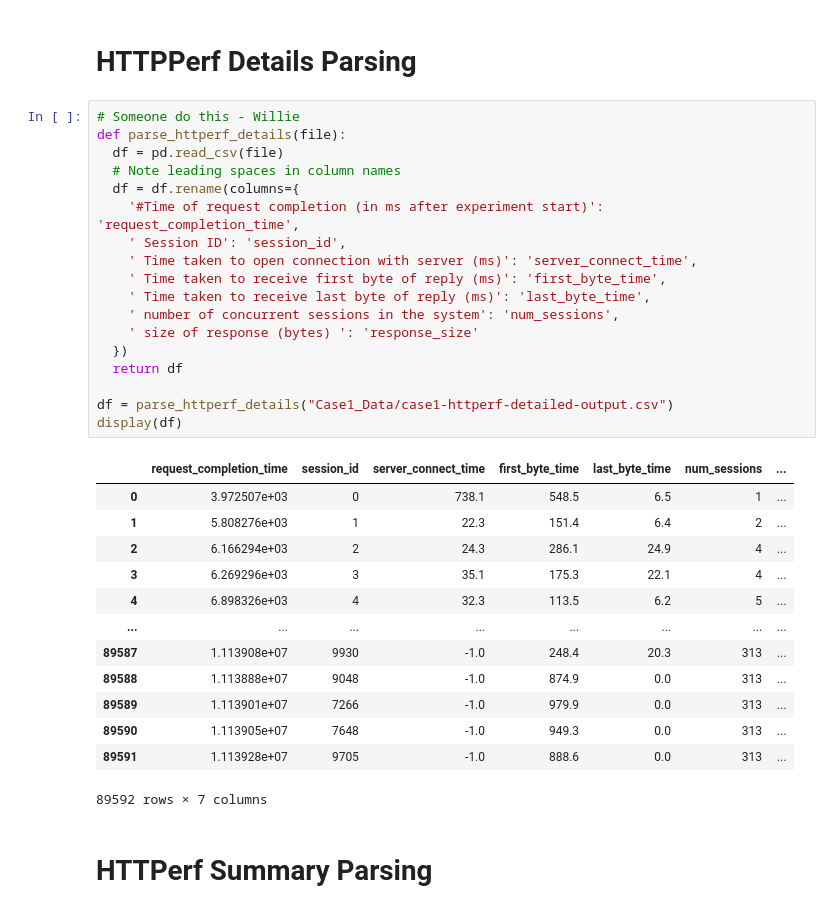
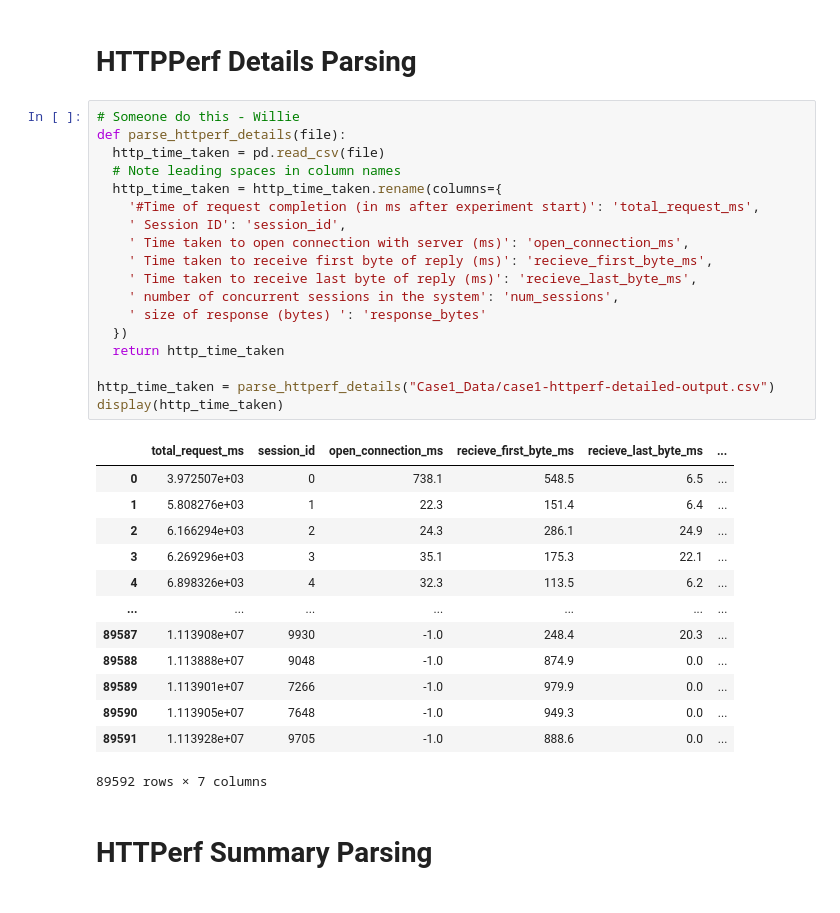
Before and after one commit to Kakkarrot/Big-Data-Energy-2.0, a Jupyter notebook: imp.ipynb, the cells around one changed output. Cells and saved outputs as stored; diff of their text form.

Commit message:
completed parsing of http files

```diff
--- a/imp.ipynb
+++ b/imp.ipynb
@@ -50,34 +50,34 @@ print(df.head(5))
 # %%
 # Someone do this - Willie
 def parse_httperf_details(file):
-  df = pd.read_csv(file)
+  http_time_taken = pd.read_csv(file)
   # Note leading spaces in column names
-  df = df.rename(columns={
-    '#Time of request completion (in ms after experiment start)': 'request_completion_time',
+  http_time_taken = http_time_taken.rename(columns={
+    '#Time of request completion (in ms after experiment start)': 'total_request_ms',
     ' Session ID': 'session_id',
-    ' Time taken to open connection with server (ms)': 'server_connect_time',
-    ' Time taken to receive first byte of reply (ms)': 'first_byte_time',
-    ' Time taken to receive last byte of reply (ms)': 'last_byte_time',
+    ' Time taken to open connection with server (ms)': 'open_connection_ms',
+    ' Time taken to receive first byte of reply (ms)': 'recieve_first_byte_ms',
+    ' Time taken to receive last byte of reply (ms)': 'recieve_last_byte_ms',
     ' number of concurrent sessions in the system': 'num_sessions',
-    ' size of response (bytes) ': 'response_size'
+    ' size of response (bytes) ': 'response_bytes'
   })
-  return df
+  return http_time_taken
 
-df = parse_httperf_details("Case1_Data/case1-httperf-detailed-output.csv")
-display(df)
+http_time_taken = parse_httperf_details("Case1_Data/case1-httperf-detailed-output.csv")
+display(http_time_taken)
 # %% [output]
-|  | request_completion_time | session_id | server_connect_time | first_byte_time | last_byte_time | num_sessions | ... |
-| 0 | 3.972507e+03 | 0 | 738.1 | 548.5 | 6.5 | 1 | ... |
-| 1 | 5.808276e+03 | 1 | 22.3 | 151.4 | 6.4 | 2 | ... |
-| 2 | 6.166294e+03 | 2 | 24.3 | 286.1 | 24.9 | 4 | ... |
-| 3 | 6.269296e+03 | 3 | 35.1 | 175.3 | 22.1 | 4 | ... |
-| 4 | 6.898326e+03 | 4 | 32.3 | 113.5 | 6.2 | 5 | ... |
-| ... | ... | ... | ... | ... | ... | ... | ... |
-| 89587 | 1.113908e+07 | 9930 | -1.0 | 248.4 | 20.3 | 313 | ... |
-| 89588 | 1.113888e+07 | 9048 | -1.0 | 874.9 | 0.0 | 313 | ... |
-| 89589 | 1.113901e+07 | 7266 | -1.0 | 979.9 | 0.0 | 313 | ... |
-| 89590 | 1.113905e+07 | 7648 | -1.0 | 949.3 | 0.0 | 313 | ... |
-| 89591 | 1.113928e+07 | 9705 | -1.0 | 888.6 | 0.0 | 313 | ... |
+|  | total_request_ms | session_id | open_connection_ms | recieve_first_byte_ms | recieve_last_byte_ms | ... |
+| 0 | 3.972507e+03 | 0 | 738.1 | 548.5 | 6.5 | ... |
+| 1 | 5.808276e+03 | 1 | 22.3 | 151.4 | 6.4 | ... |
+| 2 | 6.166294e+03 | 2 | 24.3 | 286.1 | 24.9 | ... |
+| 3 | 6.269296e+03 | 3 | 35.1 | 175.3 | 22.1 | ... |
+| 4 | 6.898326e+03 | 4 | 32.3 | 113.5 | 6.2 | ... |
+| ... | ... | ... | ... | ... | ... | ... |
+| 89587 | 1.113908e+07 | 9930 | -1.0 | 248.4 | 20.3 | ... |
+| 89588 | 1.113888e+07 | 9048 | -1.0 | 874.9 | 0.0 | ... |
+| 89589 | 1.113901e+07 | 7266 | -1.0 | 979.9 | 0.0 | ... |
+| 89590 | 1.113905e+07 | 7648 | -1.0 | 949.3 | 0.0 | ... |
+| 89591 | 1.113928e+07 | 9705 | -1.0 | 888.6 | 0.0 | ... |
 89592 rows × 7 columns
 # %% [markdown]
 # HTTPerf Summary Parsing
```
Also changed, not shown: parts of 1 cell of this notebook.
